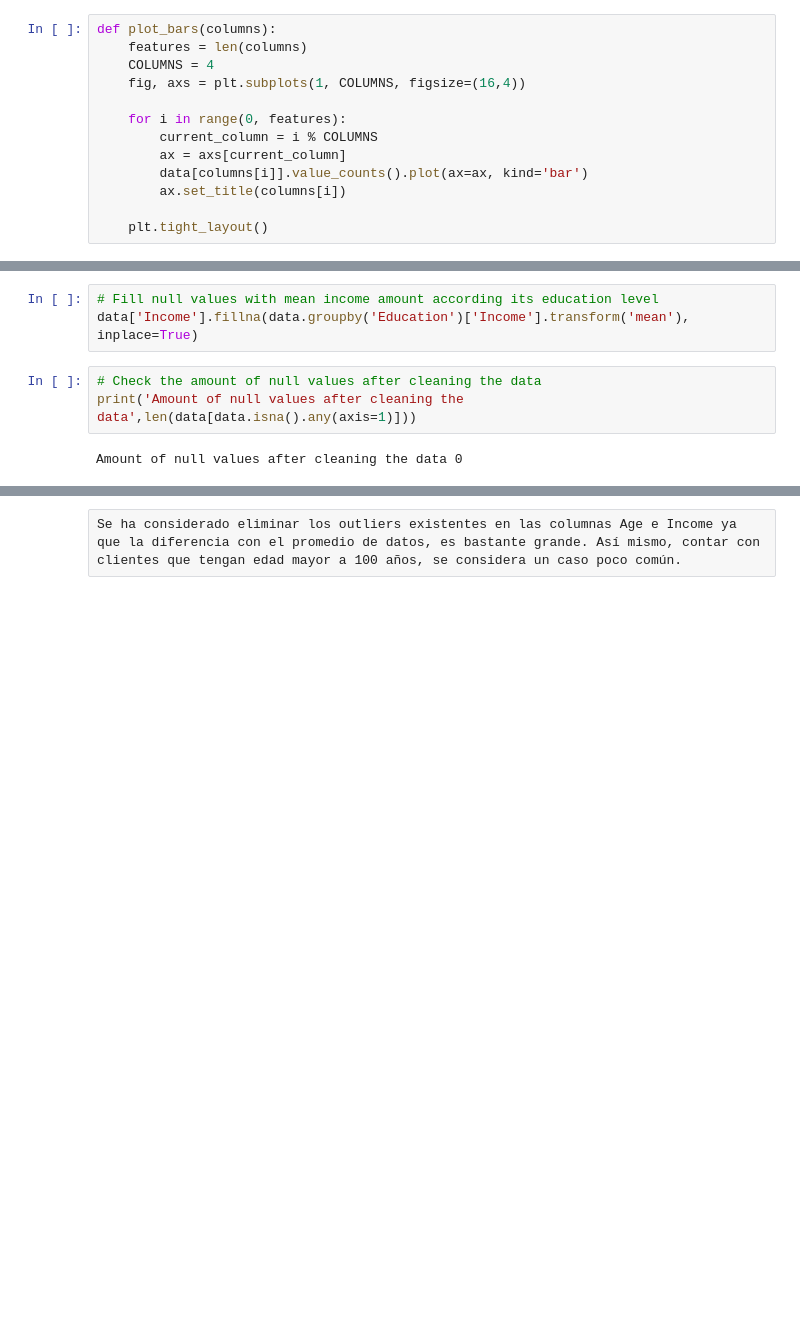
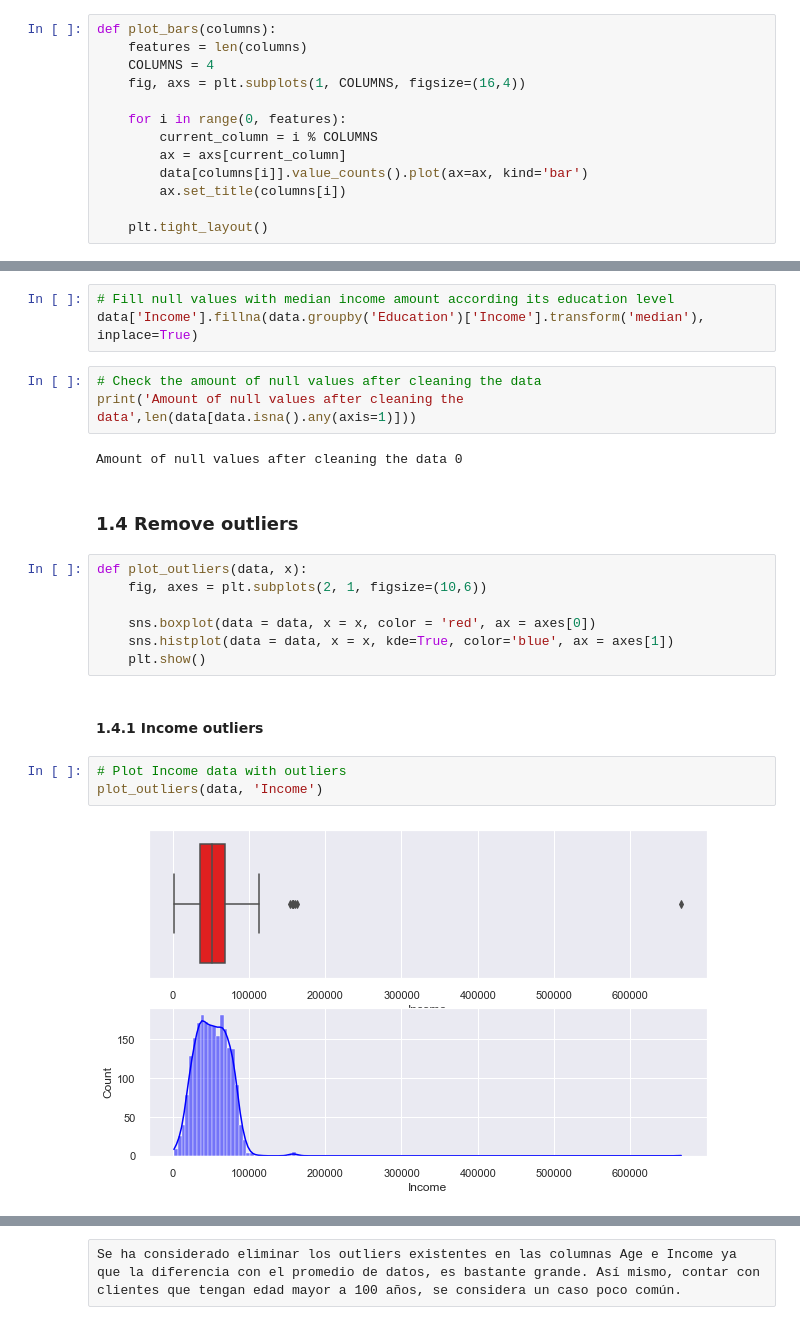
Before and after one commit to AndresGamboaBaldi/DataScience, a Jupyter notebook: CustomerAnalysis_Bustillos_Gamboa_Lopez_Quelali.ipynb, the cells around one changed output, grey strips where cells are left out. Cells and saved outputs as stored; diff of their text form; blank space fills up the shorter version.

```diff
--- a/CustomerAnalysis_Bustillos_Gamboa_Lopez_Quelali.ipynb
+++ b/CustomerAnalysis_Bustillos_Gamboa_Lopez_Quelali.ipynb
@@ -149,8 +177,24 @@ Amount of null values 24
 # %%
-# Fill null values with mean income amount according its education level
-data['Income'].fillna(data.groupby('Education')['Income'].transform('mean'), inplace=True)
+# Fill null values with median income amount according its education level
+data['Income'].fillna(data.groupby('Education')['Income'].transform('median'), inplace=True)
 # %%
 # Check the amount of null values after cleaning the data
 print('Amount of null values after cleaning the data',len(data[data.isna().any(axis=1)]))
 # %% [output]
 Amount of null values after cleaning the data 0
+# %% [markdown]
+### 1.4 Remove outliers
+# %%
+def plot_outliers(data, x):
+    fig, axes = plt.subplots(2, 1, figsize=(10,6))
+
+    sns.boxplot(data = data, x = x, color = 'red', ax = axes[0])
+    sns.histplot(data = data, x = x, kde=True, color='blue', ax = axes[1])
+    plt.show()
+# %% [markdown]
+#### 1.4.1 Income outliers
+# %%
+# Plot Income data with outliers
+plot_outliers(data, 'Income')
+# %% [output]
+[figure, added]
```
Also changed, not shown: parts of 68 cells of this notebook.
